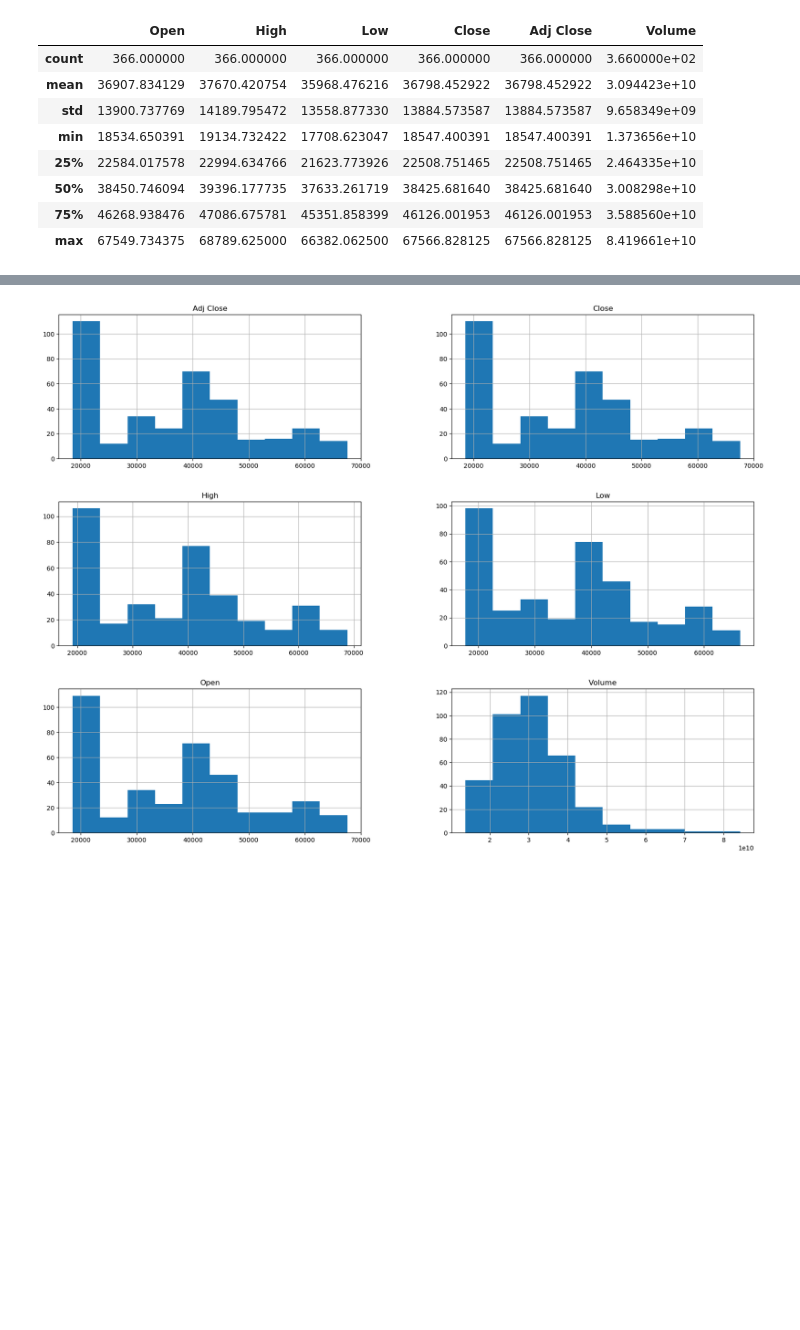
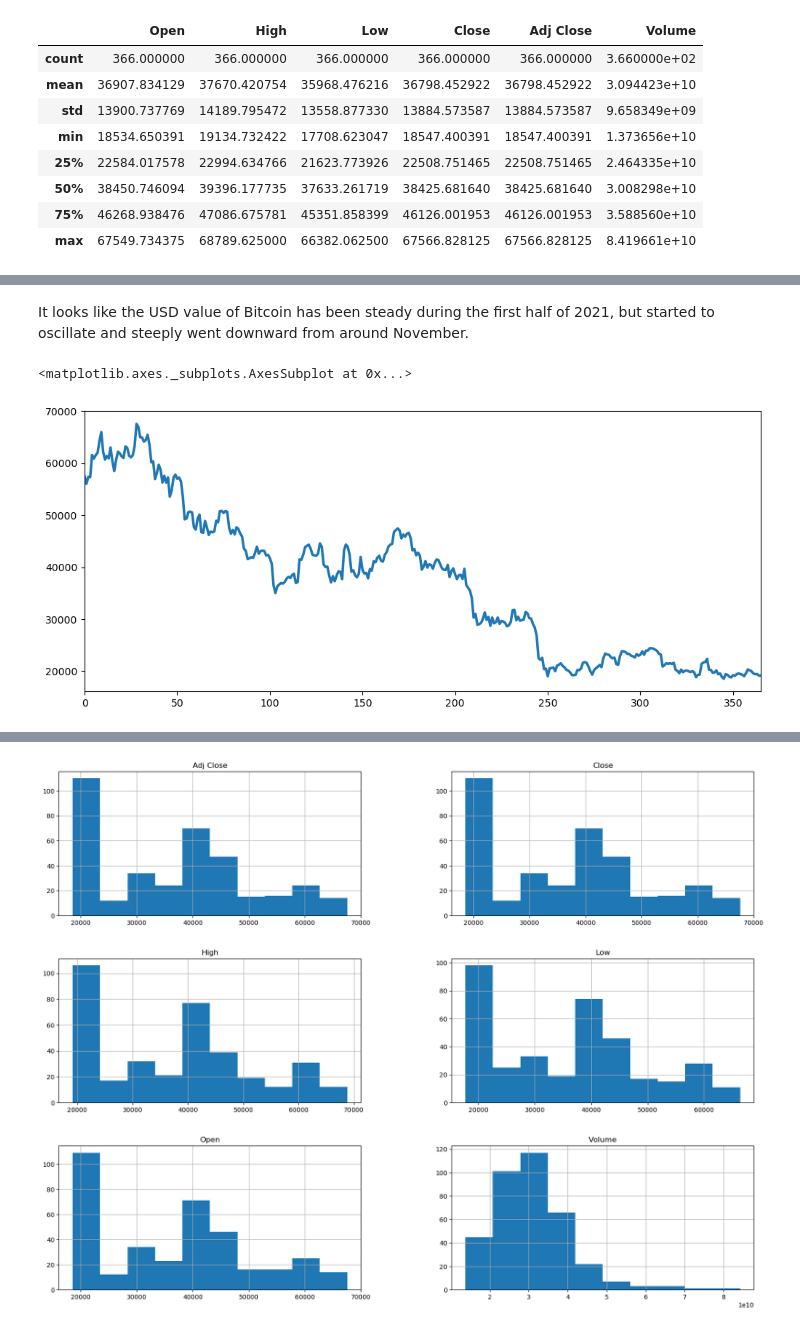
Before and after one commit to g3-reiten/scalable-backtesting-pipeline, a Jupyter notebook: notebooks/EDA_BTC-USD.ipynb, the cells around one changed output, grey strips where cells are left out. Drawn from its saved outputs; the diff is of its cells as text; code cells hidden in the pictures; blank space fills up the shorter version.

```diff
--- a/notebooks/EDA_BTC-USD.ipynb
+++ b/notebooks/EDA_BTC-USD.ipynb
@@ -63,0 +72,9 @@ data.describe()
+# %% [markdown]
+It looks like the USD value of Bitcoin has been steady during the first half of 2021, but started to oscillate and steeply went downward from around November.
+# %%
+#btc_adj = data['Adj Close'].loc['2021-10-11':'2021-12-31']
+btc_recent= data['Adj Close']
+btc_recent.plot(lw=2.5, figsize=(12, 5))
+# %% [output]
+<matplotlib.axes._subplots.AxesSubplot at 0x...>
+[figure, added]
```
Also changed, not shown: parts of 3 cells of this notebook.
